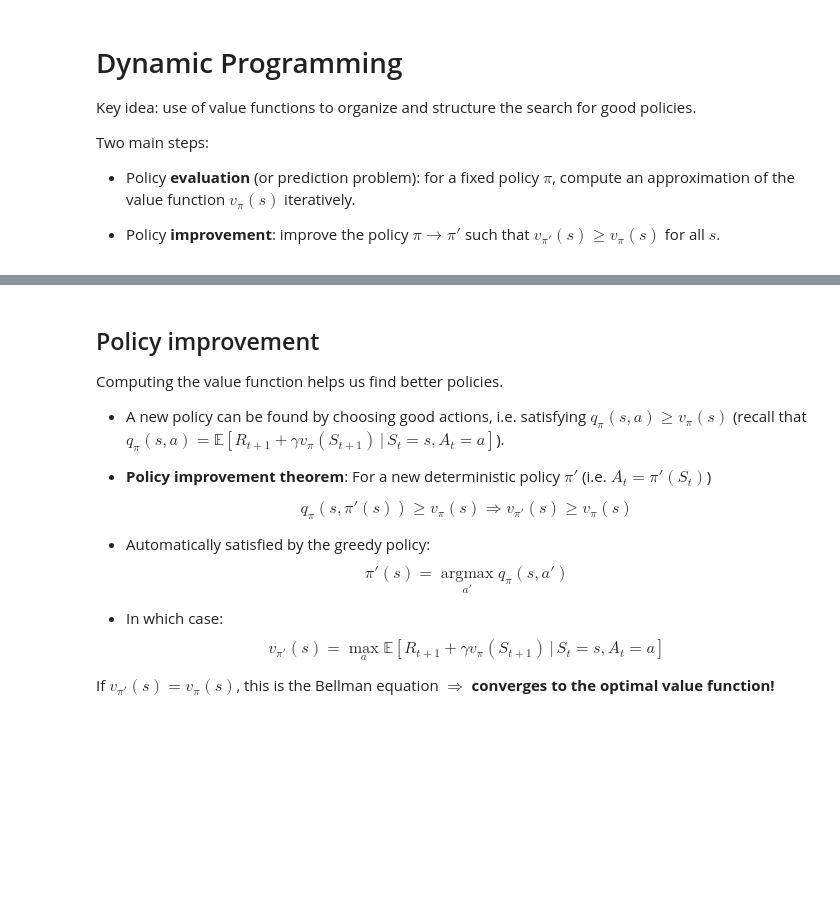
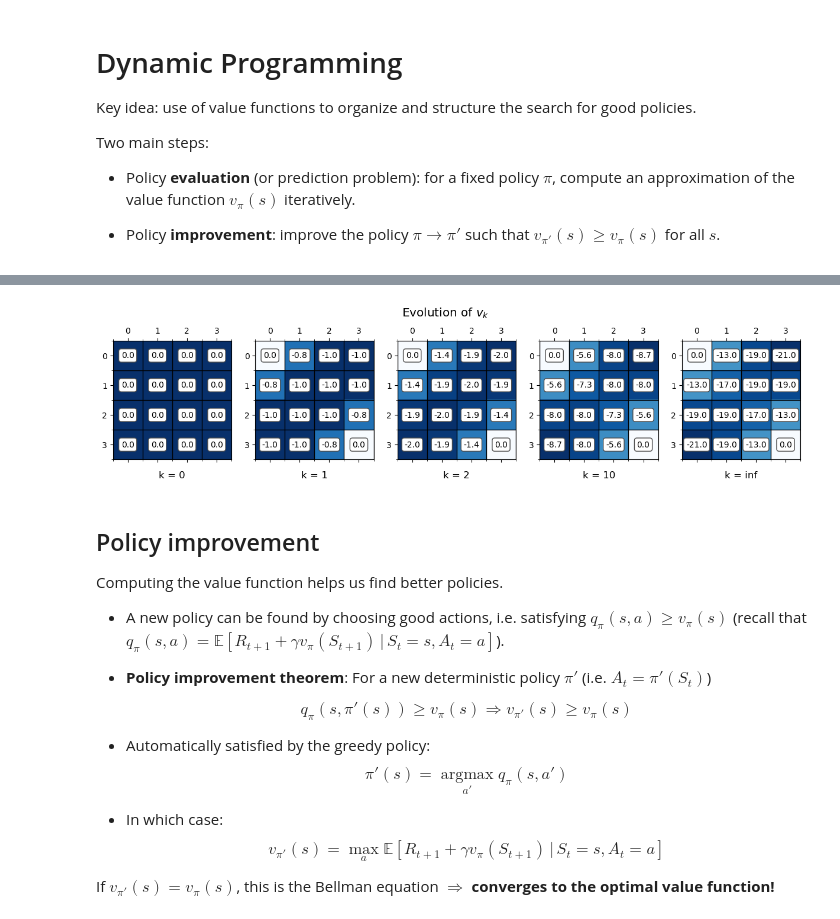
Before and after one commit to adrienbolens/introduction-to-q-learning, a Jupyter notebook: slides.ipynb, the cells around one changed output, grey strips where cells are left out. Cells and saved outputs as stored; diff of their text form; code cells hidden in the pictures; blank space fills up the shorter version.

```diff
--- a/slides.ipynb
+++ b/slides.ipynb
@@ -403,8 +402,8 @@ for value_function, ax, k in zip(value_functions, axes, n_steps):
     im = draw_grid(value_function, ax)
     # im.set_clim(vmin=-20, vmax=0)
     ax.set_title(f'k = {k}', y=-0.2)
-    plt.tight_layout()
 
-st = fig.suptitle(r"Evolution of $v_k$", fontsize="x-large")
+fig.suptitle(r"Evolution of $v_k$", fontsize="x-large")
 fig.subplots_adjust(top=0.8)
+plt.show()
 # %% [output]
@@ -413,3 +410,4 @@ fig.subplots_adjust(top=0.8)
+[figure, added]
 # %% [markdown]
 ## Policy improvement
 
```
Also changed, not shown: parts of 4 cells of this notebook.
